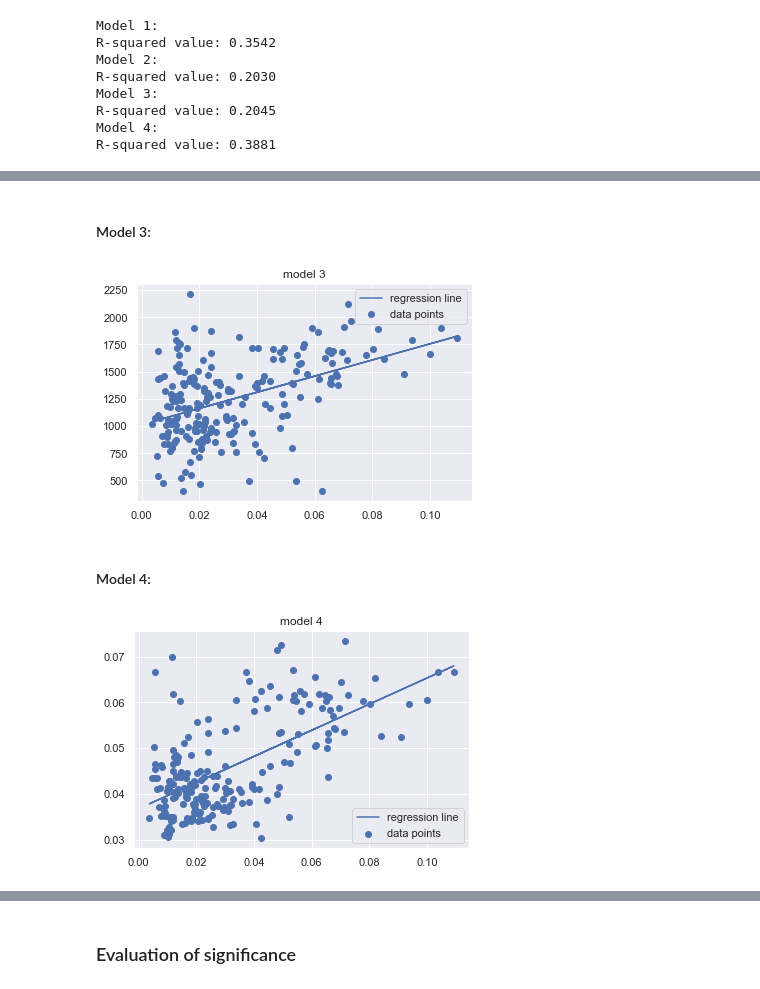
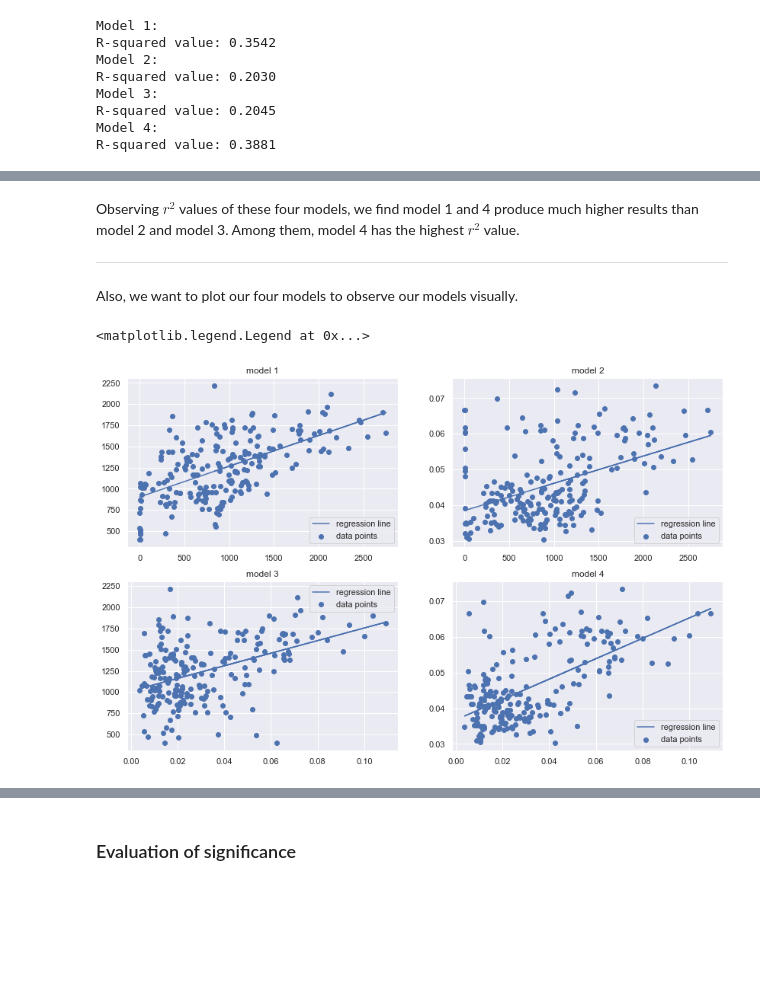
Before and after one commit to kaiyue95/INFO-2950-Final-Project, a Jupyter notebook: phase_4.ipynb, the cells around one changed output, grey strips where cells are left out. Saved outputs shown, nothing was run; the diff lists cells and outputs as text; code cells hidden in the pictures; blank space fills up the shorter version.

```diff
--- a/phase_4.ipynb
+++ b/phase_4.ipynb
@@ -465,17 +467,17 @@ In the following step, we prepare our predictors and outcomes for the four linea
 # %%
-death_increase_num = data[ ["death_increase"] ]
-data["death_increase_ratio"] = data["death_increase"] / data["positive_increase"]
-death_increase_ratio = data[ ["death_increase_ratio"] ]
+death_num = data[ ["death_increase"] ]
+data["death_ratio"] = data["death_increase"] / data["positive_increase"]
+death_ratio = data[ ["death_ratio"] ]
 keyword_freq = data["covid_death_count"]
-relative_freq = data["covid_death_count"] / data["covid_count"]
+keyword_ratio = data["covid_death_count"] / data["covid_count"]
 # %% [markdown]
 Then we are ready for building our models.
 # %%
-model1 = LinearRegression().fit(death_increase_num, keyword_freq)
-model2 = LinearRegression().fit(death_increase_num, relative_freq)
-model3 = LinearRegression().fit(death_increase_ratio, keyword_freq)
-model4 = LinearRegression().fit(death_increase_ratio, relative_freq)
-r_values = [model1.score(death_increase_num, keyword_freq), model2.score(death_increase_num, relative_freq), model3.score(death_increase_ratio, keyword_freq), model4.score(death_increase_ratio, relative_freq)]
+model1 = LinearRegression().fit(death_num, keyword_freq)
+model2 = LinearRegression().fit(death_num, keyword_ratio)
+model3 = LinearRegression().fit(death_ratio, keyword_freq)
+model4 = LinearRegression().fit(death_ratio, keyword_ratio)
+r_values = [model1.score(death_num, keyword_freq), model2.score(death_num, keyword_ratio), model3.score(death_ratio, keyword_freq), model4.score(death_ratio, keyword_ratio)]
 for i in range(4):
     print("Model {}:".format(i+1))
     print("R-squared value: {:.4f}".format(r_values[i]))
@@ -547,21 +493,36 @@ plt.show()
-# %% [markdown]
-#### Model 3:
-# %%
-plt.plot(death_increase_ratio, model3.predict(death_increase_ratio), label="regression line")
-plt.scatter(death_increase_ratio, keyword_freq, label="data points")
-plt.title("model 3")
-plt.legend()
-plt.show()
-# %% [output]
-[figure, removed]
-# %% [markdown]
-#### Model 4:
-# %%
-plt.plot(death_increase_ratio, model4.predict(death_increase_ratio), label="regression line")
-plt.scatter(death_increase_ratio, relative_freq, label="data points")
-plt.title("model 4")
-plt.legend()
-plt.show()
-# %% [output]
-[figure, removed]
+# %% [markdown]
+Observing $r^2$ values of these four models, we find model 1 and 4 produce much higher results than model 2 and model 3. Among them, model 4 has the highest $r^2$ value.
+
+---
+
+Also, we want to plot our four models to observe our models visually.
+# %%
+f = plt.figure(figsize=(14, 9))
+ax1 = f.add_subplot(221)
+ax2 = f.add_subplot(222)
+ax3 = f.add_subplot(223)
+ax4 = f.add_subplot(224)
+
+ax1.plot(death_num, model1.predict(death_num), label="regression line")
+ax1.scatter(death_num, keyword_freq, label="data points")
+ax1.set_title("model 1")
+ax1.legend()
+
+ax2.plot(death_num, model2.predict(death_num), label="regression line")
+ax2.scatter(death_num, keyword_ratio, label="data points")
+ax2.set_title("model 2")
+ax2.legend()
+
+ax3.plot(death_ratio, model3.predict(death_ratio), label="regression line")
+ax3.scatter(death_ratio, keyword_freq, label="data points")
+ax3.set_title("model 3")
+ax3.legend()
+
+ax4.plot(death_ratio, model4.predict(death_ratio), label="regression line")
+ax4.scatter(death_ratio, keyword_ratio, label="data points")
+ax4.set_title("model 4")
+ax4.legend()
+# %% [output]
+<matplotlib.legend.Legend at 0x...>
+[figure, added]
 # %% [markdown]
```
Also changed, not shown: parts of 26 cells of this notebook.
